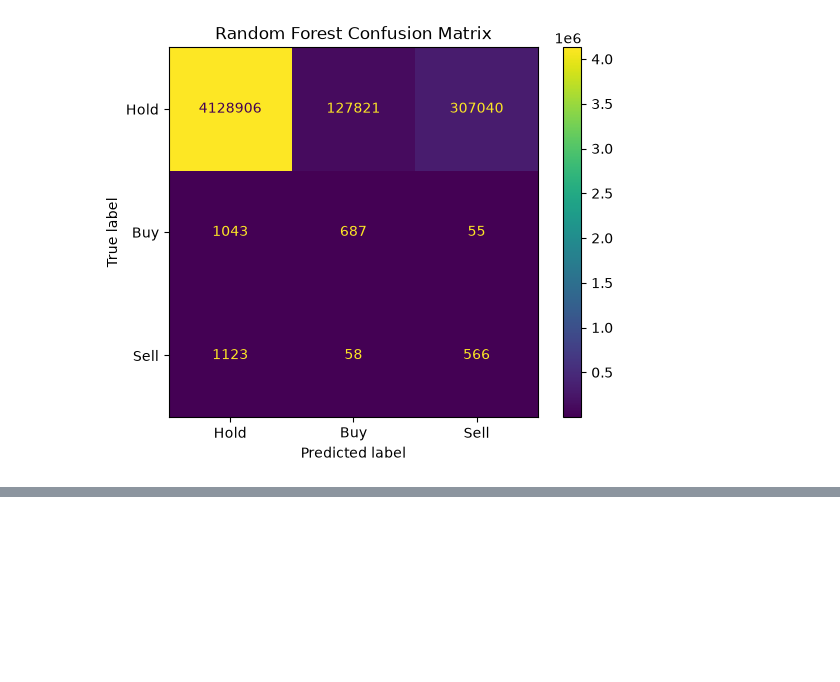
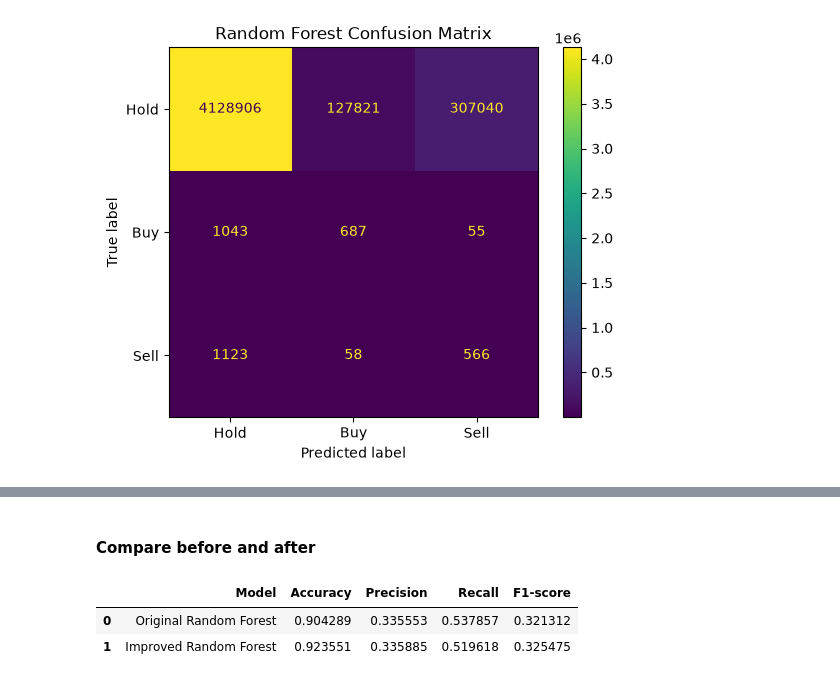
Before and after one commit to Yvesangwa/DAAI_projects, a Jupyter notebook: Project_3_ML_for_Predicting_Trading_Signals/Predicting_Trading_Signal.ipynb, the cells around one changed output, grey strips where cells are left out. Cells and saved outputs as stored; diff of their text form; code cells hidden in the pictures; blank space fills up the shorter version.

Commit message:
Model comparison

```diff
--- a/Project_3_ML_for_Predicting_Trading_Signals/Predicting_Trading_Signal.ipynb
+++ b/Project_3_ML_for_Predicting_Trading_Signals/Predicting_Trading_Signal.ipynb
@@ -703,0 +706,13 @@ plt.show()
+# %%
+# Improved Random Forest
+
+rf_improved = RandomForestClassifier(
+    n_estimators=200,
+    max_depth=20,
+    random_state=42,
+    n_jobs=-1)
+
+rf_improved.fit(X_train_sample, y_train_sample)
+
+# Predict on the same full test set
+y_pred_rf_improved = rf_improved.predict(X_test_scaled)
@@ -703,0 +759,35 @@ plt.show()
+# %% [markdown]
+#### **Compare before and after**
+# %%
+rf_comparison = pd.DataFrame({
+    "Model": [
+        "Original Random Forest",
+        "Improved Random Forest"
+    ],
+
+    "Accuracy": [
+        accuracy_score(y_test, y_pred_rf),
+        accuracy_score(y_test, y_pred_rf_improved)
+    ],
+
+    "Precision": [
+        precision_score(y_test, y_pred_rf, average="macro"),
+        precision_score(y_test, y_pred_rf_improved, average="macro")
+    ],
+
+    "Recall": [
+        recall_score(y_test, y_pred_rf, average="macro"),
+        recall_score(y_test, y_pred_rf_improved, average="macro")
+    ],
+
+    "F1-score": [
+        f1_score(y_test, y_pred_rf, average="macro"),
+        f1_score(y_test, y_pred_rf_improved, average="macro")
+    ]
+})
+
+rf_comparison
+# %% [output]
+|  | Model | Accuracy | Precision | Recall | F1-score |
+| 0 | Original Random Forest | 0.904289 | 0.335553 | 0.537857 | 0.321312 |
+| 1 | Improved Random Forest | 0.923551 | 0.335885 | 0.519618 | 0.325475 |
```
Also changed, not shown: parts of 3 cells of this notebook.
